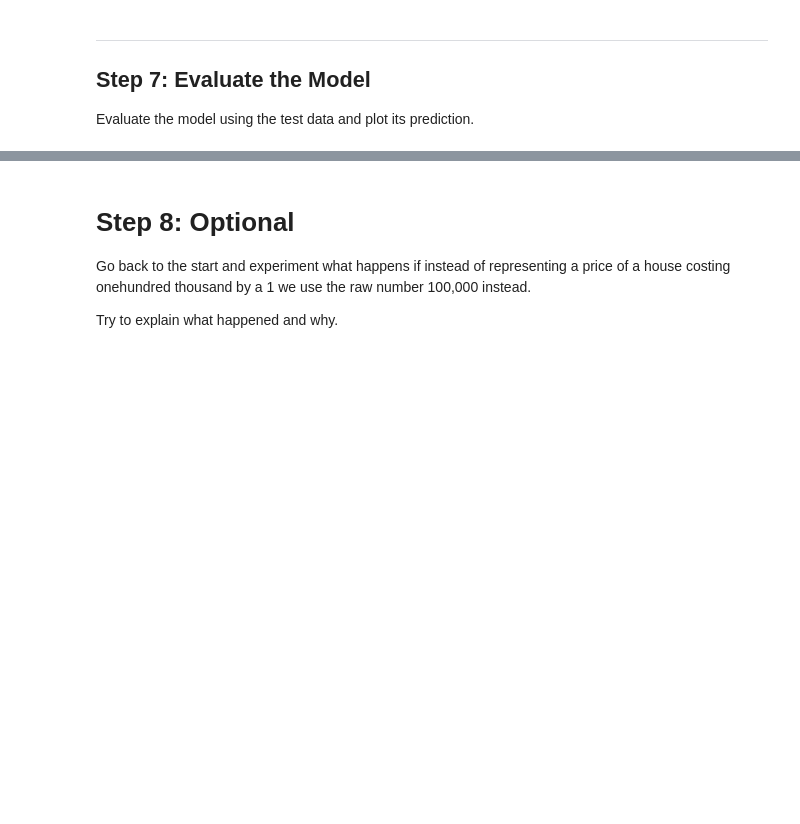
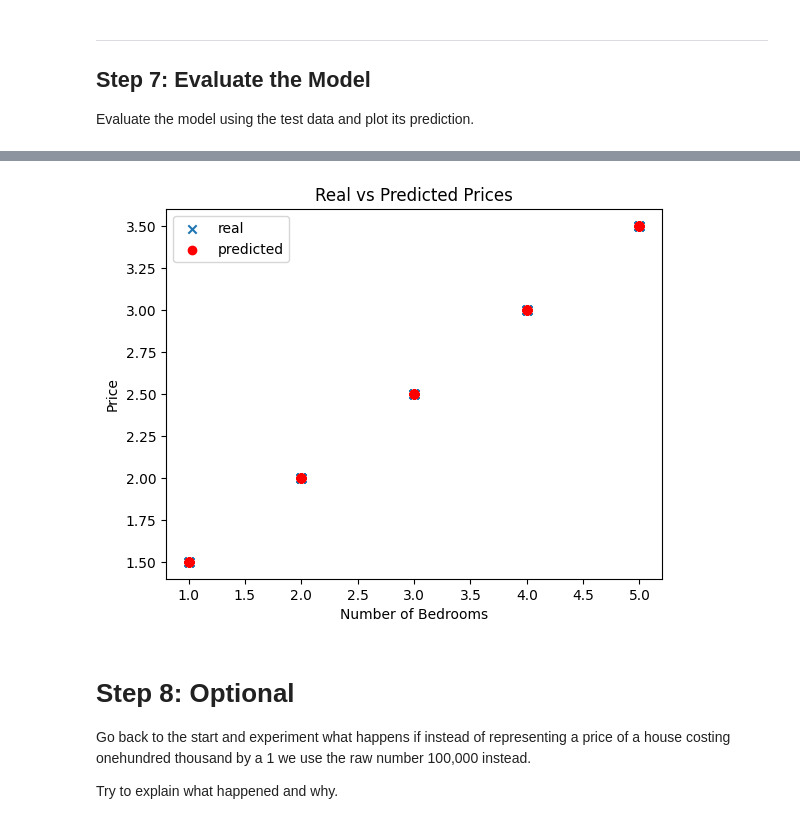
Before and after one commit to xuann98/Machine-Learning, a Jupyter notebook: machine-learning-with-tensorflow/week-01/Week1_Notebook1_Housing_Prices.ipynb, the cells around one changed output, grey strips where cells are left out. Saved outputs shown, nothing was run; the diff lists cells and outputs as text; code cells hidden in the pictures; blank space fills up the shorter version.

```diff
--- a/machine-learning-with-tensorflow/week-01/Week1_Notebook1_Housing_Prices.ipynb
+++ b/machine-learning-with-tensorflow/week-01/Week1_Notebook1_Housing_Prices.ipynb
@@ -73,6 +73,14 @@ y = df['price']
 
 # TODO Split the data
 # YOUR CODE HERE
+
+#first 80% of data for training
+train_x = X[:800]
+train_y = y[:800]
+
+#remaining 20% of the data for testing
+test_x = X[800:]
+test_y = y[800:]
 # %% [markdown]
 ---
 
@@ -81,9 +89,13 @@ Build a simple neural network with one neuron to predict the house prices.
 Pick an optimizer and a loss function that suits this problem.
 # %%
 # TODO Create the model
-
+model = tf.keras.Sequential([
+    tf.keras.Input(shape=(1,)),
+    tf.keras.layers.Dense(units=1)
+])
 
 # TODO Compile the model
-
+model.compile(optimizer="sgd", loss = "mean_squared_error")
 
 # TODO print a Summary of the model
+model.summary()
@@ -94,3 +116,4 @@ Pick an optimizer and a loss function that suits this problem.
 Train the model using the training data.
 # %%
 # TODO Train the model
+model.fit(train_x, train_y, epochs=500)
@@ -101,9 +143,17 @@ Train the model using the training data.
 Evaluate the model using the test data and plot its prediction.
 # %%
 # TODO Evaluate the model using the model.evaluate() function
-
+result = model.evaluate(test_x, test_y, batch_size = 800)
 
 # TODO Make predictions
-
+predictions = model.predict(test_x[:800])
 
 # TODO Plot real vs predicted prices (hint: you can use the plotting code from above as a start)
+plt.scatter(test_x, test_y, label="real", marker = 'x')
+plt.scatter(test_x, predictions, color = "r", label="predicted", marker = "o")
+plt.xlabel('Number of Bedrooms')
+plt.ylabel('Price')
+plt.title('Real vs Predicted Prices')
+plt.legend()
+plt.show()
+# %% [output]
@@ -110,3 +162,4 @@ Evaluate the model using the test data and plot its prediction.
+[figure, added]
 # %% [markdown]
 # Step 8: Optional
 Go back to the start and experiment what happens if instead of representing a price of a house costing onehundred thousand by a 1 we use the raw number 100,000 instead.
```
Also changed, not shown: parts of 3 cells of this notebook.
